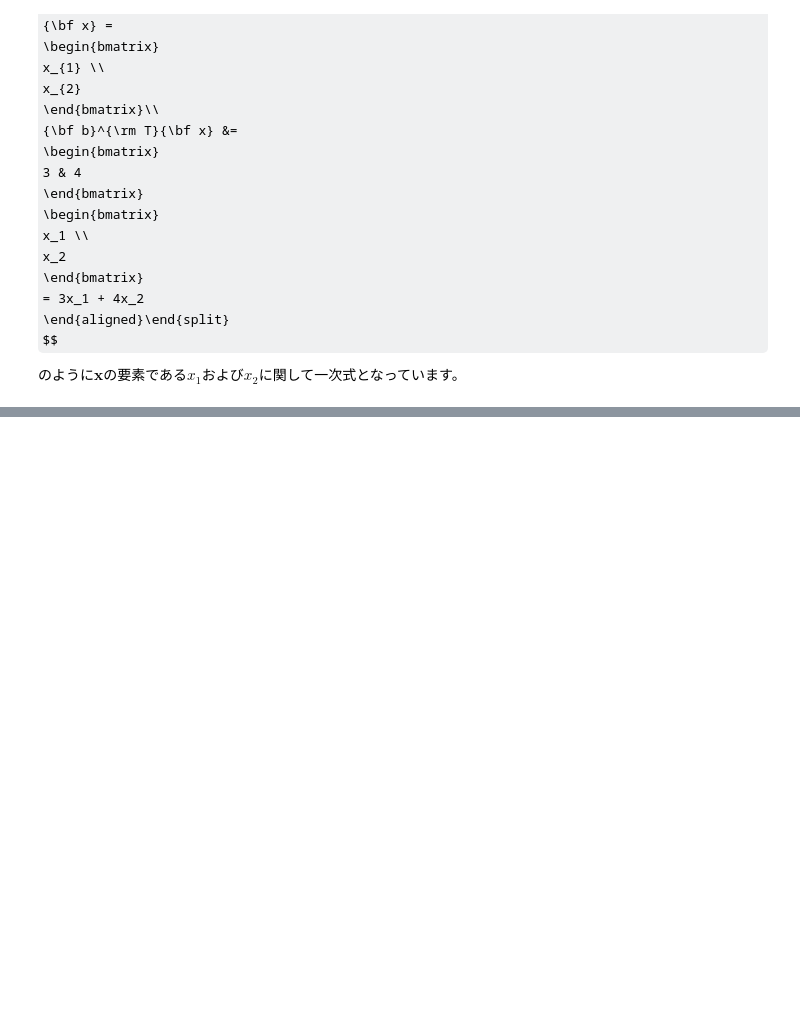
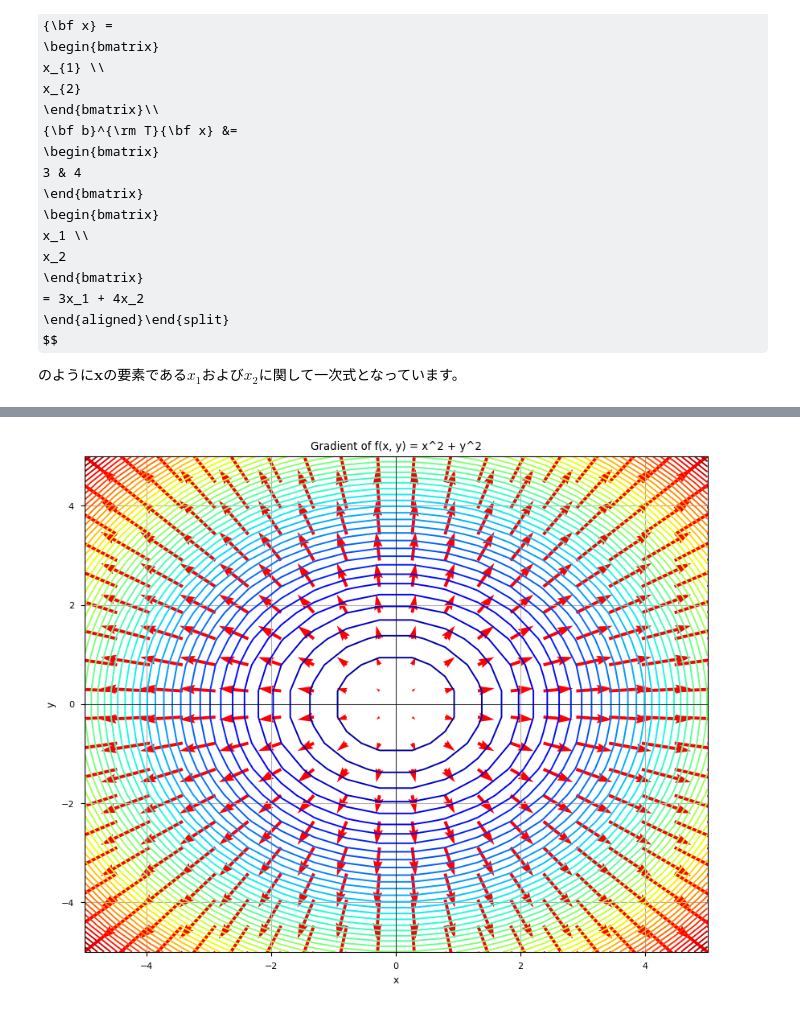
Before and after one commit to lvzeyu/css_nlp, a Jupyter notebook: _build/jupyter_execute/notebook/math_basis.ipynb, the cells around one changed output, grey strips where cells are left out. Saved outputs shown, nothing was run; the diff lists cells and outputs as text; code cells hidden in the pictures; some formulas as TeX source; blank space fills up the shorter version.

```diff
--- a/_build/jupyter_execute/notebook/math_basis.ipynb
+++ b/_build/jupyter_execute/notebook/math_basis.ipynb
@@ -295,0 +454,33 @@ $$
+# %%
+import numpy as np
+import matplotlib.pyplot as plt
+
+# 関数とその勾配
+def function(x, y):
+    return x**2 + y**2
+
+def gradient(x, y):
+    dfdx = 2*x
+    dfdy = 2*y
+    return dfdx, dfdy
+
+# 座標の生成
+x = np.linspace(-5, 5, 20)
+y = np.linspace(-5, 5, 20)
+X, Y = np.meshgrid(x, y)
+Z = function(X, Y)
+U, V = gradient(X, Y)
+
+# 可視化
+plt.figure(figsize=(10, 8))
+plt.contour(X, Y, Z, levels=50, cmap='jet')  # 高度を等高線で表示
+plt.quiver(X, Y, U, V, angles='xy', scale_units='xy', scale=10, color='red', width=0.005)  # 勾配ベクトルを矢印で表示
+plt.axhline(0, color='black', linewidth=0.5)
+plt.axvline(0, color='black', linewidth=0.5)
+plt.title('Gradient of f(x, y) = x^2 + y^2')
+plt.xlabel('x')
+plt.ylabel('y')
+plt.grid(True)
+plt.show()
+# %% [output]
+[figure, added]
```
Also changed, not shown: parts of 16 cells of this notebook, 33 other files.
